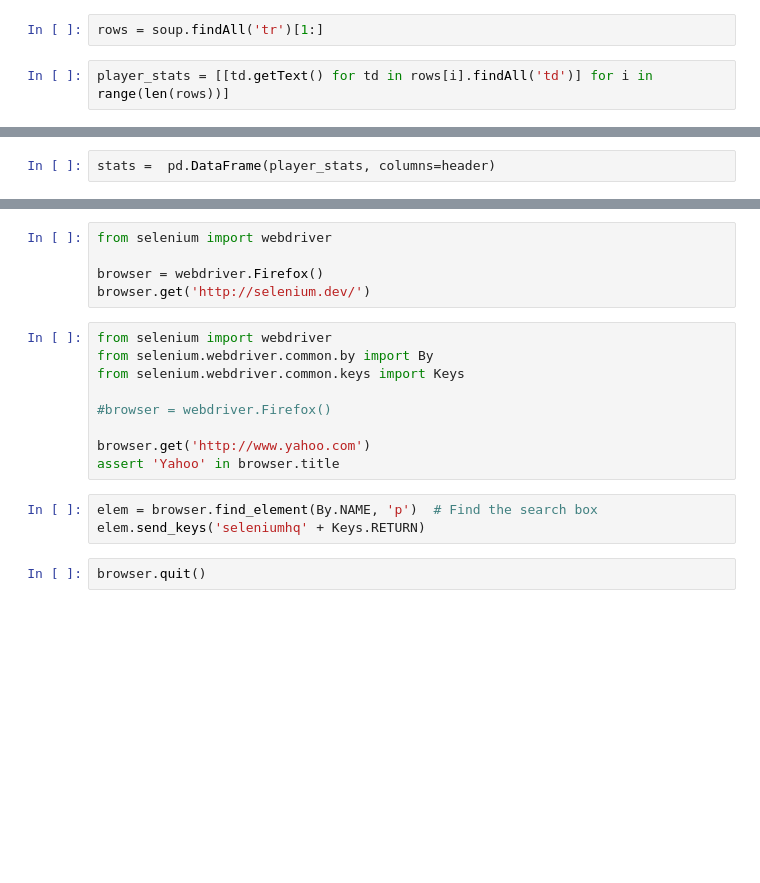
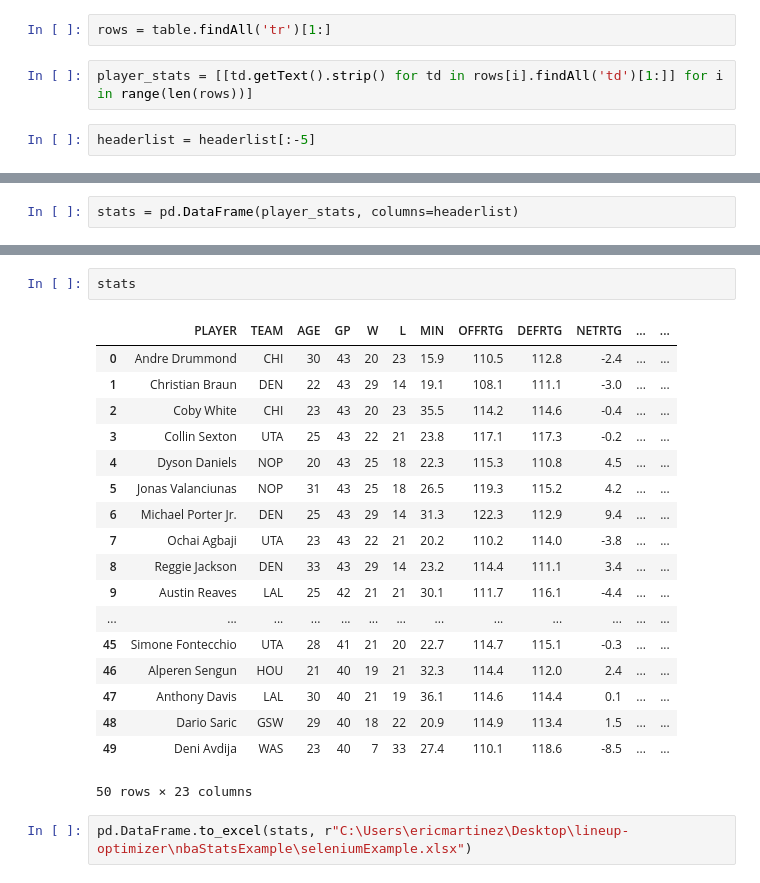
Before and after one commit to scrapystaty/lineup-optimizer, a Jupyter notebook: nba lineup optimizer.ipynb, the cells around one changed output, grey strips where cells are left out. Drawn from its saved outputs; the diff is of its cells as text; blank space fills up the shorter version.

Commit message:
Completed gathering data with selenium

```diff
--- a/nba lineup optimizer.ipynb
+++ b/nba lineup optimizer.ipynb
@@ -16,4 +48,6 @@ header = header[1:]
 # %%
-rows = soup.findAll('tr')[1:]
+rows = table.findAll('tr')[1:]
 # %%
-player_stats = [[td.getText() for td in rows[i].findAll('td')] for i in range(len(rows))]
+player_stats = [[td.getText().strip() for td in rows[i].findAll('td')[1:]] for i in range(len(rows))]
+# %%
+headerlist = headerlist[:-5]
@@ -20,2 +74,2 @@ player_stats = [[td.getText() for td in rows[i].findAll('td')] for i in range(le
 # %%
-stats =  pd.DataFrame(player_stats, columns=header)
+stats = pd.DataFrame(player_stats, columns=headerlist)
@@ -42,19 +76,23 @@ Note: you may need to restart the kernel to use updated packages.
-# %%
-from selenium import webdriver
-
-browser = webdriver.Firefox()
-browser.get('http://selenium.dev/')
-# %%
-from selenium import webdriver
-from selenium.webdriver.common.by import By
-from selenium.webdriver.common.keys import Keys
-
-#browser = webdriver.Firefox()
-
-browser.get('http://www.yahoo.com')
-assert 'Yahoo' in browser.title
-# %%
-elem = browser.find_element(By.NAME, 'p')  # Find the search box
-elem.send_keys('seleniumhq' + Keys.RETURN)
-# %%
-browser.quit()
+# %%
+stats
+# %% [output]
+|  | PLAYER | TEAM | AGE | GP | W | L | MIN | OFFRTG | DEFRTG | NETRTG | ... | ... |
+| 0 | Andre Drummond | CHI | 30 | 43 | 20 | 23 | 15.9 | 110.5 | 112.8 | -2.4 | ... | ... |
+| 1 | Christian Braun | DEN | 22 | 43 | 29 | 14 | 19.1 | 108.1 | 111.1 | -3.0 | ... | ... |
+| 2 | Coby White | CHI | 23 | 43 | 20 | 23 | 35.5 | 114.2 | 114.6 | -0.4 | ... | ... |
+| 3 | Collin Sexton | UTA | 25 | 43 | 22 | 21 | 23.8 | 117.1 | 117.3 | -0.2 | ... | ... |
+| 4 | Dyson Daniels | NOP | 20 | 43 | 25 | 18 | 22.3 | 115.3 | 110.8 | 4.5 | ... | ... |
+| 5 | Jonas Valanciunas | NOP | 31 | 43 | 25 | 18 | 26.5 | 119.3 | 115.2 | 4.2 | ... | ... |
+| 6 | Michael Porter Jr. | DEN | 25 | 43 | 29 | 14 | 31.3 | 122.3 | 112.9 | 9.4 | ... | ... |
+| 7 | Ochai Agbaji | UTA | 23 | 43 | 22 | 21 | 20.2 | 110.2 | 114.0 | -3.8 | ... | ... |
+| 8 | Reggie Jackson | DEN | 33 | 43 | 29 | 14 | 23.2 | 114.4 | 111.1 | 3.4 | ... | ... |
+| 9 | Austin Reaves | LAL | 25 | 42 | 21 | 21 | 30.1 | 111.7 | 116.1 | -4.4 | ... | ... |
+| ... | ... | ... | ... | ... | ... | ... | ... | ... | ... | ... | ... | ... |
+| 45 | Simone Fontecchio | UTA | 28 | 41 | 21 | 20 | 22.7 | 114.7 | 115.1 | -0.3 | ... | ... |
+| 46 | Alperen Sengun | HOU | 21 | 40 | 19 | 21 | 32.3 | 114.4 | 112.0 | 2.4 | ... | ... |
+| 47 | Anthony Davis | LAL | 30 | 40 | 21 | 19 | 36.1 | 114.6 | 114.4 | 0.1 | ... | ... |
+| 48 | Dario Saric | GSW | 29 | 40 | 18 | 22 | 20.9 | 114.9 | 113.4 | 1.5 | ... | ... |
+| 49 | Deni Avdija | WAS | 23 | 40 | 7 | 33 | 27.4 | 110.1 | 118.6 | -8.5 | ... | ... |
+50 rows × 23 columns
+# %%
+pd.DataFrame.to_excel(stats, r"C:\Users\ericmartinez\Desktop\lineup-optimizer\nbaStatsExample\seleniumExample.xlsx")
```
Also changed, not shown: parts of 14 cells of this notebook, 2 other files.
